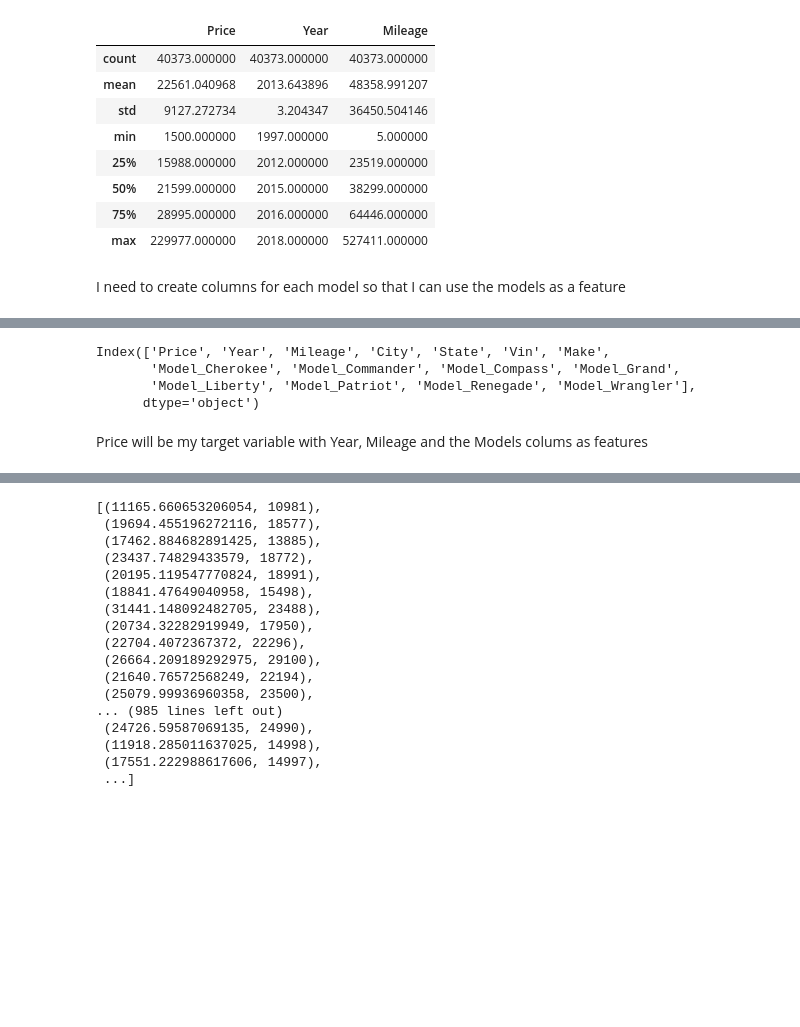
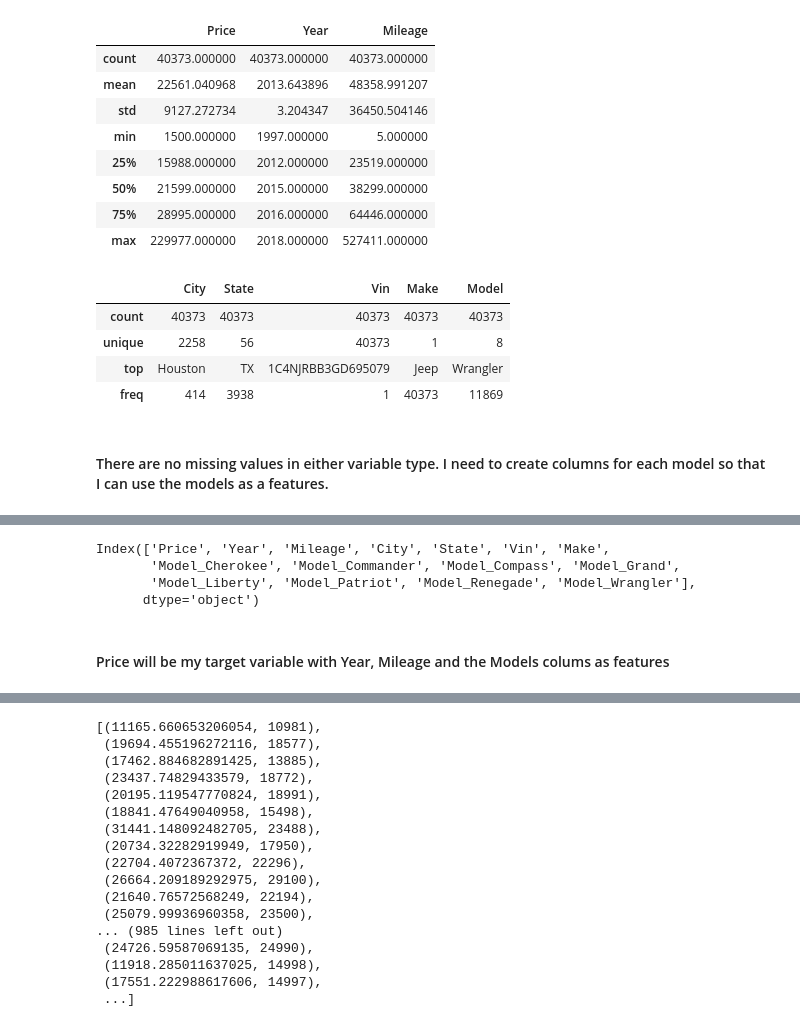
Before and after one commit to JimScheffel/jim_scheffel_final_project_part1, a Jupyter notebook: part2-option1a.ipynb, the cells around one changed output, grey strips where cells are left out. Cells and saved outputs as stored; diff of their text form; code cells hidden in the pictures; blank space fills up the shorter version.

```diff
--- a/part2-option1a.ipynb
+++ b/part2-option1a.ipynb
@@ -48,8 +51,16 @@ jeep.describe()
 | 50% | 21599.000000 | 2015.000000 | 38299.000000 |
 | 75% | 28995.000000 | 2016.000000 | 64446.000000 |
 | max | 229977.000000 | 2018.000000 | 527411.000000 |
+# %%
+jeep.describe(include='object')
+# %% [output]
+|  | City | State | Vin | Make | Model |
+| count | 40373 | 40373 | 40373 | 40373 | 40373 |
+| unique | 2258 | 56 | 40373 | 1 | 8 |
+| top | Houston | TX | 1C4NJRBB3GD695079 | Jeep | Wrangler |
+| freq | 414 | 3938 | 1 | 40373 | 11869 |
 # %% [markdown]
-I need to create columns for each model so that I can use the models as a feature
+#### There are no missing values in either variable type.  I need to create columns for each model so that I can use the models as a features.
 # %%
 jeep_models = pd.get_dummies(jeep, columns=['Model'])
 # %%
@@ -69,7 +80,7 @@ Index(['Price', 'Year', 'Mileage', 'City', 'State', 'Vin', 'Make',
        'Model_Liberty', 'Model_Patriot', 'Model_Renegade', 'Model_Wrangler'],
       dtype='object')
 # %% [markdown]
-Price will be my target variable with Year, Mileage and the Models colums as features
+#### Price will be my target variable with Year, Mileage and the Models colums as features
 # %%
 y = jeep_models.loc[:,'Price']
 X = jeep_models.drop(['Price','City','State','Vin','Make'], axis='columns')
```
Also changed, not shown: parts of 20 cells of this notebook.
